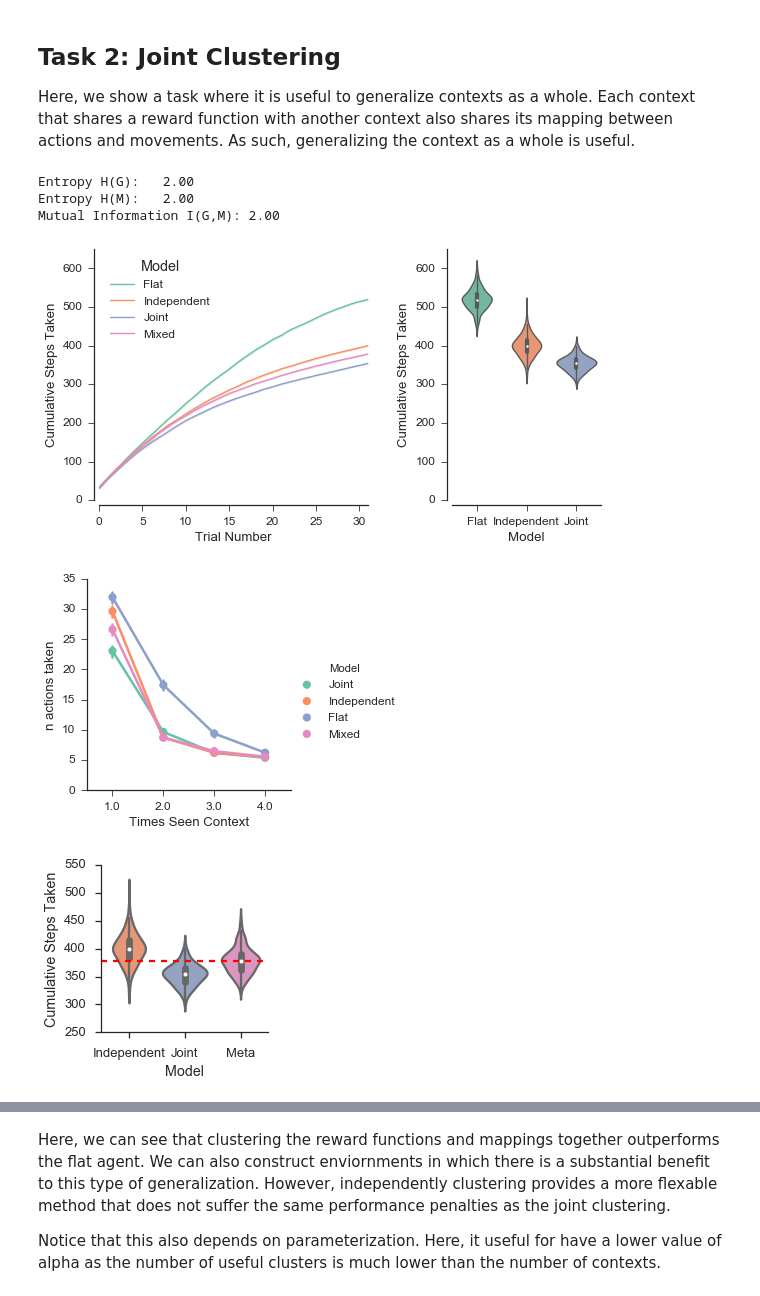
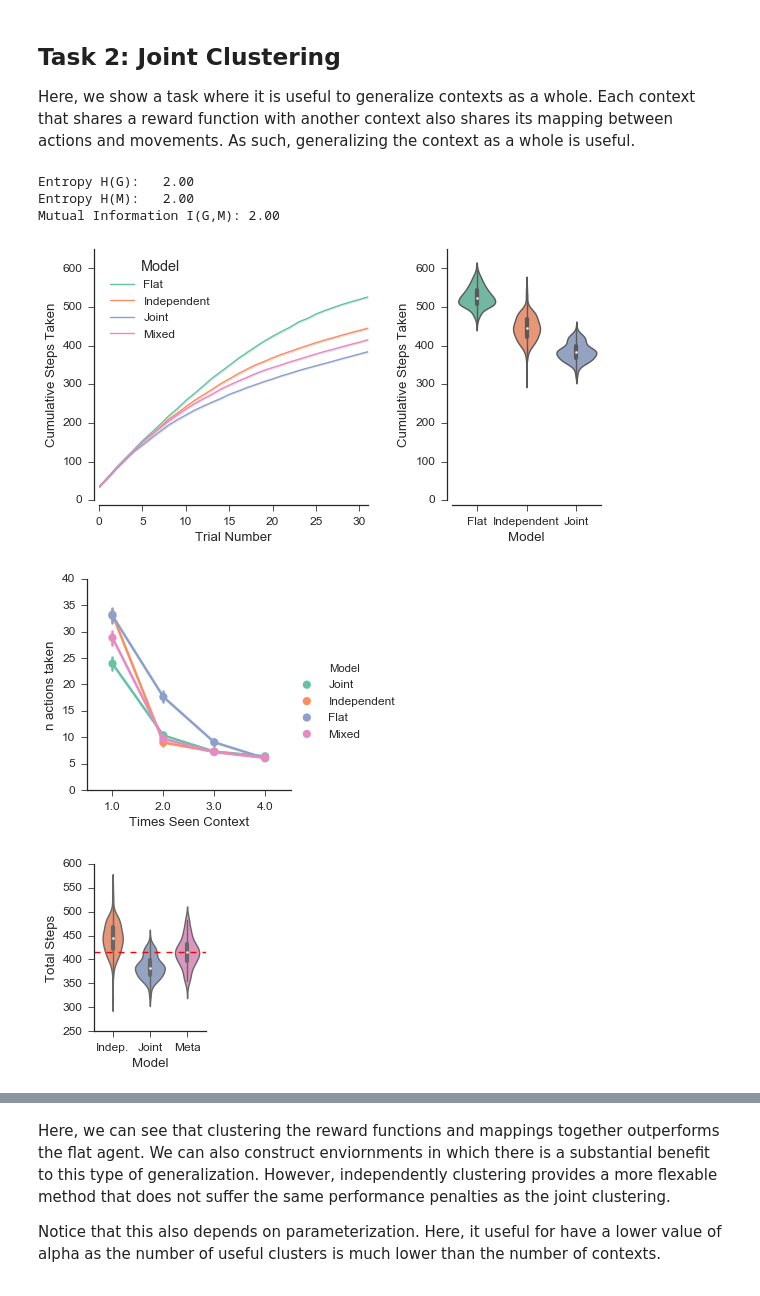
Before and after one commit to nicktfranklin/IndependentClusters, a Jupyter notebook: Demonstration - Meta agent.ipynb, the cells around one changed output, grey strips where cells are left out. Cells and saved outputs as stored; diff of their text form; code cells hidden in the pictures.

```diff
--- a/Demonstration - Meta agent.ipynb
+++ b/Demonstration - Meta agent.ipynb
@@ -110,11 +110,12 @@ Now, we simulate each model a couple hundred times (this can take a while) and p
 trials. In the task, the agent must reach the goal (an absorbing state with positive reward)
 to advance to the next trial. Lower cumulative steps taken indicated faster learning.
 # %%
-n_sim = 250
-agent_kwargs = dict(discount_rate=0.75, inverse_temperature=10.0)
+n_sim = 150
+seed = 234234
+agent_kwargs = dict(discount_rate=0.75, inverse_temperature=5.0)
 mix_kwargs = dict(mixing_lrate=0.1, mixing_temp=25.0, mix_bias=0.25)
 
-sim1 = simulate_task(n_sim, task_kwargs, agent_kwargs=agent_kwargs, alpha=1.0,
+sim1 = simulate_task(n_sim, task_kwargs, agent_kwargs=agent_kwargs, alpha=1.0, seed=seed,
                      mix_kwargs=mix_kwargs)
 
 plot_results(sim1, figsize=(9, 4.5))
@@ -135,18 +136,21 @@ df1 = pd.DataFrame({
         'Model': model
     })
 
-sns.set_context('talk')
+# sns.set_context('talk')
+sns.set_context('paper', font_scale=1.5)
+
 with sns.axes_style('ticks'):
-    fig, ax = plt.subplots(1, 1, figsize=(3, 3))
+    fig, ax = plt.subplots(1, 1, figsize=(2, 3))
     cc = sns.color_palette('Set2')
     sns.violinplot(data=df1, x='Model', y='Cumulative Steps Taken', ax=ax, palette=cc[1:],
                    order=["Independent", "Joint", 'Mixed']
                    )
     ybar = df1.loc[df1.Model == 'Mixed', 'Cumulative Steps Taken'].median()
     ax.plot([-0.5, 3], [ybar, ybar], 'r--')
+    ax.set_ylabel('Total Steps')
 #     x_bar =
 #     ax.set_ylim(100, 200)
-    ax.set_xticklabels(['Independent', 'Joint', 'Meta'])
+    ax.set_xticklabels(['Indep.', 'Joint', 'Meta'])
     sns.despine()
     plt.savefig('sim1_mixed.png', dpi=300, bbox_inches='tight')
 # %% [output]
@@ -246,6 +298,9 @@ We can see in this demonstration the agent that clusters reward functions and ma
 # %% [markdown]
 ## Task 2: Joint Clustering
 Here, we show a task where it is useful to generalize contexts as a whole. Each context that shares a reward function with another context also shares its mapping between actions and movements. As such, generalizing the context as a whole is useful.
+# %%
+seed = 65756
+n_sim = 150
 # %%
 # define all of the task parameters
 grid_world_size = (6, 6)
@@ -274,7 +329,6 @@ context_balance = [4] * len(context_goals)
 
 
 # randomly start the agent somewhere in the middle of the map
-start_locations = [(1, 1)]
 task_kwargs = dict(context_balance=context_balance,
                    context_goals=[goal_locations[g] for g in context_goals],
                    context_maps=[mapping_definitions[m] for m in context_maps],
@@ -282,8 +336,9 @@ task_kwargs = dict(context_balance=context_balance,
                    grid_world_size=grid_world_size
                   )
 
+seed = 65756
 sim2 = simulate_task(n_sim, task_kwargs, agent_kwargs=agent_kwargs,
-                     alpha=1.0, mix_kwargs=mix_kwargs)
+                     alpha=1.0, seed=seed, mix_kwargs=mix_kwargs)
 
 
 print "Entropy H(G):   %.2f" % list_entropy(context_goals)
@@ -295,7 +350,7 @@ plot_results(sim2, figsize=(9, 4.5))
 Entropy H(G):   2.00
 Entropy H(M):   2.00
 Mutual Information I(G,M): 2.00
-[figure, old version]
+[figure, new version]
 # %%
 with sns.axes_style('ticks'):
     sns.factorplot(x='Times Seen Context', y='n actions taken', data=sim2[sim2['In goal']],
@@ -303,36 +358,37 @@ with sns.axes_style('ticks'):
           palette='Set2')
     sns.despine()
 # %% [output]
-[figure, old version]
+[figure, new version]
 # %%
 import pandas as pd
 import numpy as np
 import seaborn as sns
 import matplotlib.pyplot as plt
 df0 = sim2[sim2['In goal']].groupby(['Model', 'Simulation Number']).sum()
 cum_steps = [df0.loc[m]['n actions taken'].values for m in set(sim2.Model)]
 model = []
 for m in set(sim2.Model):
     model += [m] * (sim2[sim2.Model == m]['Simulation Number'].max() + 1)
 df1 = pd.DataFrame({
         'Cumulative Steps Taken': np.concatenate(cum_steps),
         'Model': model
     })
 
-sns.set_context('talk')
+# sns.set_context('talk')
 with sns.axes_style('ticks'):
-    fig, ax = plt.subplots(1, 1, figsize=(3, 3))
+    fig, ax = plt.subplots(1, 1, figsize=(2, 3))
     cc = sns.color_palette('Set2')
     sns.violinplot(data=df1, x='Model', y='Cumulative Steps Taken', ax=ax, palette=cc[1:],
                    order=["Independent", "Joint", 'Mixed']
                    )
     ybar = df1.loc[df1.Model == 'Mixed', 'Cumulative Steps Taken'].median()
     ax.plot([-0.5, 3], [ybar, ybar], 'r--')
+    ax.set_ylabel('Total Steps')
 #     x_bar =
 #     ax.set_ylim(100, 200)
-    ax.set_xticklabels(['Independent', 'Joint', 'Meta'])
+    ax.set_xticklabels(['Indep.', 'Joint', 'Meta'])
 
     sns.despine()
     plt.savefig('sim2_mixed.png', dpi=300, bbox_inches='tight')
 # %% [output]
-[figure, old version]
+[figure, new version]
```
Also changed, not shown: parts of 16 cells of this notebook, 4 other files.
